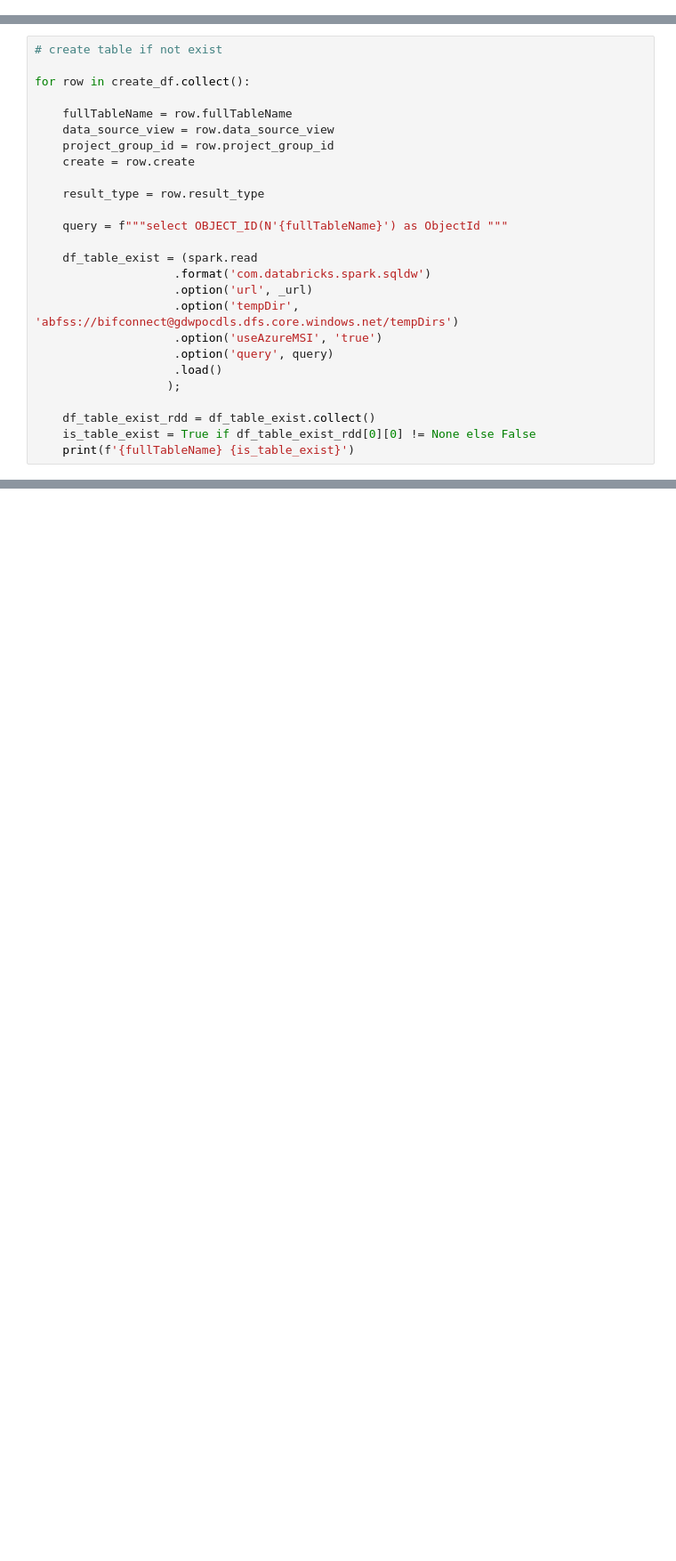
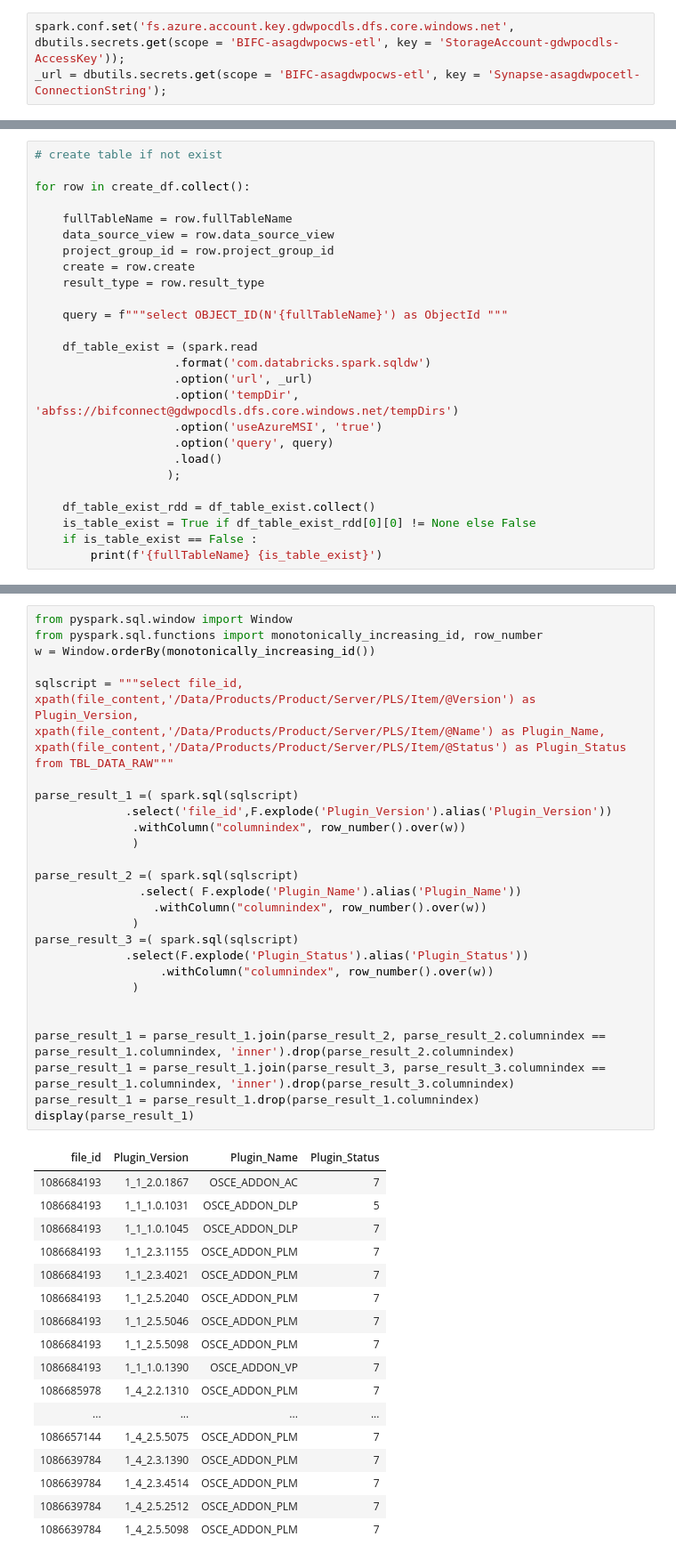
Before and after one commit to a93701011/bifconnect, a Jupyter notebook: databricks/bif-connect-parse-data.ipynb, the cells around one changed output, grey strips where cells are left out. Shown: that part at 89% size. Saved outputs shown, nothing was run; the diff lists cells and outputs as text; blank space fills up the shorter version.

```diff
--- a/databricks/bif-connect-parse-data.ipynb
+++ b/databricks/bif-connect-parse-data.ipynb
@@ -326,0 +335,3 @@ display(create_df)
+# %%
+spark.conf.set('fs.azure.account.key.gdwpocdls.dfs.core.windows.net', dbutils.secrets.get(scope = 'BIFC-asagdwpocws-etl', key = 'StorageAccount-gdwpocdls-AccessKey'));
+_url = dbutils.secrets.get(scope = 'BIFC-asagdwpocws-etl', key = 'Synapse-asagdwpocetl-ConnectionString');
@@ -333,7 +346,6 @@ for row in create_df.collect():
     data_source_view = row.data_source_view
     project_group_id = row.project_group_id
     create = row.create
-
     result_type = row.result_type
 
     query = f"""select OBJECT_ID(N'{fullTableName}') as ObjectId """
@@ -349,6 +361,7 @@ for row in create_df.collect():
 
     df_table_exist_rdd = df_table_exist.collect()
     is_table_exist = True if df_table_exist_rdd[0][0] != None else False
-    print(f'{fullTableName} {is_table_exist}')
+    if is_table_exist == False :
+        print(f'{fullTableName} {is_table_exist}')
 # %% [output]
 [interactive output not drawn]
@@ -400,0 +661,47 @@ for row in create_df.collect():
+# %%
+from pyspark.sql.window import Window
+from pyspark.sql.functions import monotonically_increasing_id, row_number
+w = Window.orderBy(monotonically_increasing_id())
+
+sqlscript = """select file_id, xpath(file_content,'/Data/Products/Product/Server/PLS/Item/@Version') as Plugin_Version,
+xpath(file_content,'/Data/Products/Product/Server/PLS/Item/@Name') as Plugin_Name,
+xpath(file_content,'/Data/Products/Product/Server/PLS/Item/@Status') as Plugin_Status
+from TBL_DATA_RAW"""
+
+parse_result_1 =( spark.sql(sqlscript)
+             .select('file_id',F.explode('Plugin_Version').alias('Plugin_Version'))
+              .withColumn("columnindex", row_number().over(w))
+              )
+
+parse_result_2 =( spark.sql(sqlscript)
+               .select( F.explode('Plugin_Name').alias('Plugin_Name'))
+                 .withColumn("columnindex", row_number().over(w))
+              )
+parse_result_3 =( spark.sql(sqlscript)
+             .select(F.explode('Plugin_Status').alias('Plugin_Status'))
+                  .withColumn("columnindex", row_number().over(w))
+              )
+
+
+parse_result_1 = parse_result_1.join(parse_result_2, parse_result_2.columnindex == parse_result_1.columnindex, 'inner').drop(parse_result_2.columnindex)
+parse_result_1 = parse_result_1.join(parse_result_3, parse_result_3.columnindex == parse_result_1.columnindex, 'inner').drop(parse_result_3.columnindex)
+parse_result_1 = parse_result_1.drop(parse_result_1.columnindex)
+display(parse_result_1)
+# %% [output]
+| file_id | Plugin_Version | Plugin_Name | Plugin_Status |
+| 1086684193 | 1_1_2.0.1867 | OSCE_ADDON_AC | 7 |
+| 1086684193 | 1_1_1.0.1031 | OSCE_ADDON_DLP | 5 |
+| 1086684193 | 1_1_1.0.1045 | OSCE_ADDON_DLP | 7 |
+| 1086684193 | 1_1_2.3.1155 | OSCE_ADDON_PLM | 7 |
+| 1086684193 | 1_1_2.3.4021 | OSCE_ADDON_PLM | 7 |
+| 1086684193 | 1_1_2.5.2040 | OSCE_ADDON_PLM | 7 |
+| 1086684193 | 1_1_2.5.5046 | OSCE_ADDON_PLM | 7 |
+| 1086684193 | 1_1_2.5.5098 | OSCE_ADDON_PLM | 7 |
+| 1086684193 | 1_1_1.0.1390 | OSCE_ADDON_VP | 7 |
+| 1086685978 | 1_4_2.2.1310 | OSCE_ADDON_PLM | 7 |
+| ... | ... | ... | ... |
+| 1086657144 | 1_4_2.5.5075 | OSCE_ADDON_PLM | 7 |
+| 1086639784 | 1_4_2.3.1390 | OSCE_ADDON_PLM | 7 |
+| 1086639784 | 1_4_2.3.4514 | OSCE_ADDON_PLM | 7 |
+| 1086639784 | 1_4_2.5.2512 | OSCE_ADDON_PLM | 7 |
+| 1086639784 | 1_4_2.5.5098 | OSCE_ADDON_PLM | 7 |
```
Also changed, not shown: parts of 29 cells of this notebook, 1 other file.
